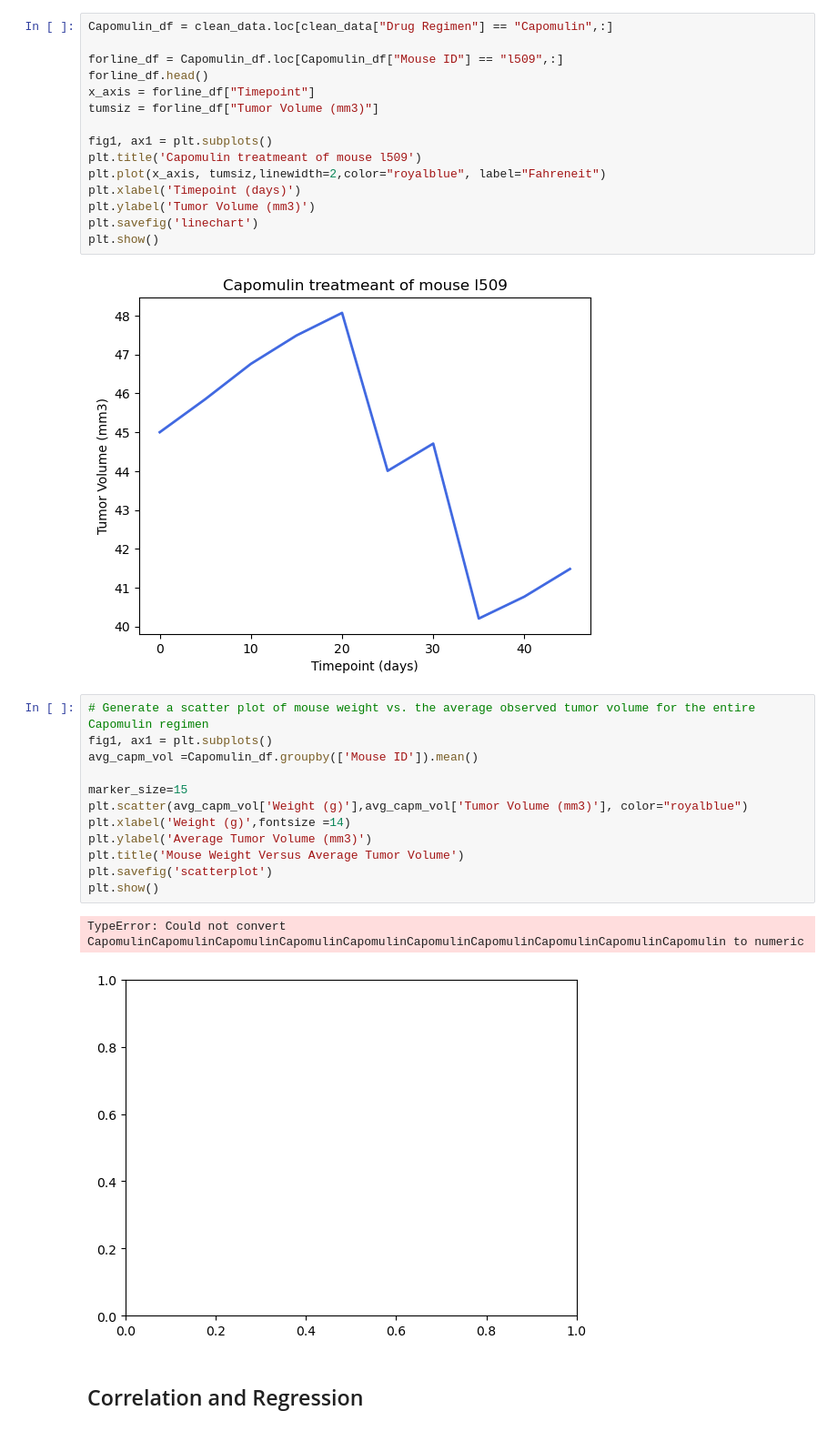
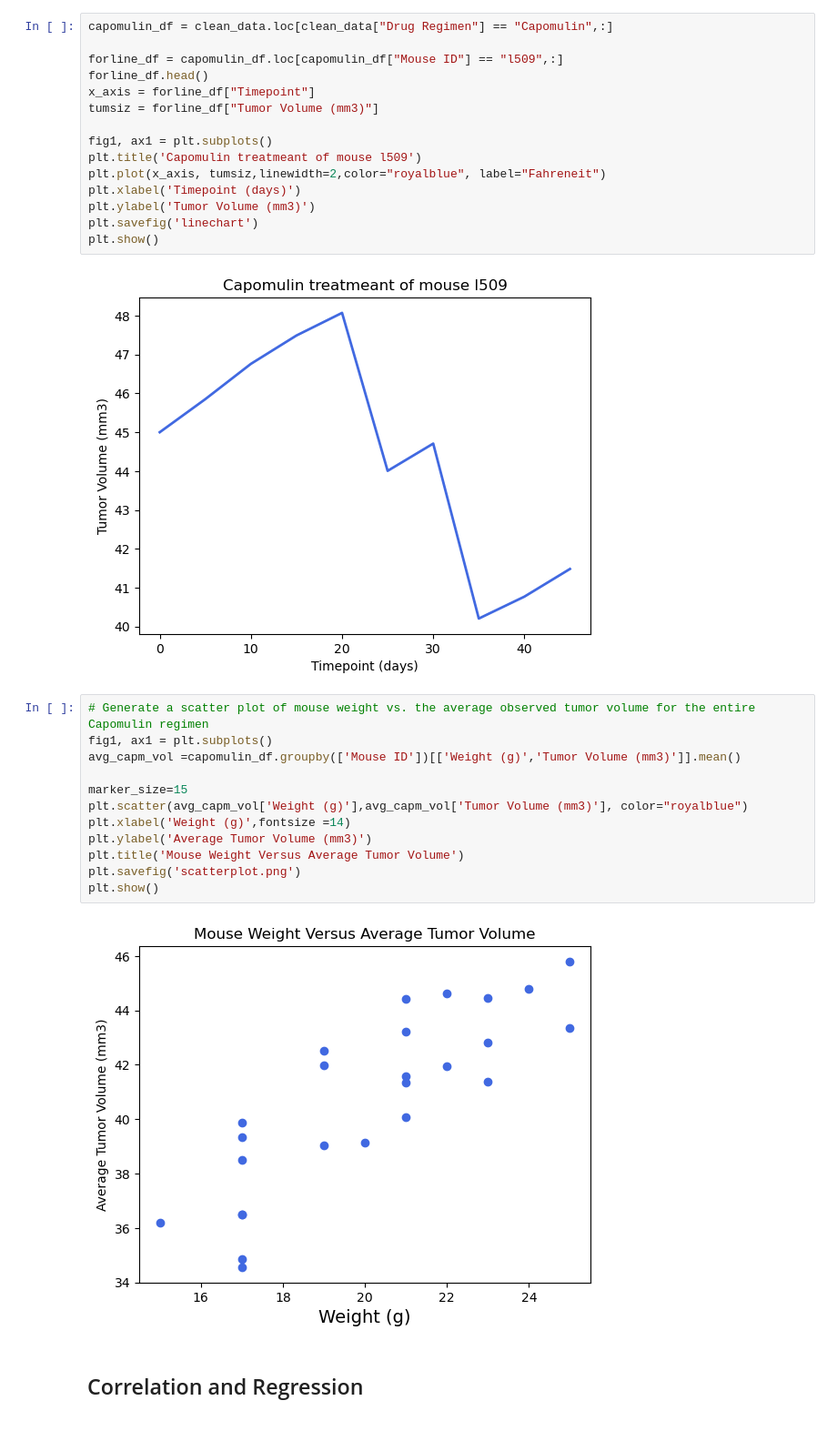
Before and after one commit to chalisal/Pymaceuticals---Challenge-5, a Jupyter notebook: Challenge5.ipynb, the cells around one changed output. Shown: that part at 91% size. Saved outputs shown, nothing was run; the diff lists cells and outputs as text.

```diff
--- a/Challenge5.ipynb
+++ b/Challenge5.ipynb
@@ -310,9 +288,9 @@ plt.show()
 # %% [markdown]
 ## Line and Scatter Plots
 # %%
-Capomulin_df = clean_data.loc[clean_data["Drug Regimen"] == "Capomulin",:]
+capomulin_df = clean_data.loc[clean_data["Drug Regimen"] == "Capomulin",:]
 
-forline_df = Capomulin_df.loc[Capomulin_df["Mouse ID"] == "l509",:]
+forline_df = capomulin_df.loc[capomulin_df["Mouse ID"] == "l509",:]
 forline_df.head()
 x_axis = forline_df["Timepoint"]
 tumsiz = forline_df["Tumor Volume (mm3)"]
@@ -329,18 +307,17 @@ plt.show()
 # %%
 # Generate a scatter plot of mouse weight vs. the average observed tumor volume for the entire Capomulin regimen
 fig1, ax1 = plt.subplots()
-avg_capm_vol =Capomulin_df.groupby(['Mouse ID']).mean()
+avg_capm_vol =capomulin_df.groupby(['Mouse ID'])[['Weight (g)','Tumor Volume (mm3)']].mean()
 
 marker_size=15
 plt.scatter(avg_capm_vol['Weight (g)'],avg_capm_vol['Tumor Volume (mm3)'], color="royalblue")
 plt.xlabel('Weight (g)',fontsize =14)
 plt.ylabel('Average Tumor Volume (mm3)')
 plt.title('Mouse Weight Versus Average Tumor Volume')
-plt.savefig('scatterplot')
+plt.savefig('scatterplot.png')
 plt.show()
 # %% [output]
-TypeError: Could not convert CapomulinCapomulinCapomulinCapomulinCapomulinCapomulinCapomulinCapomulinCapomulinCapomulin to numeric
-[figure, old version]
+[figure, new version]
 # %% [markdown]
 ## Correlation and Regression
 # %%
```
Also changed, not shown: parts of 6 cells of this notebook.
